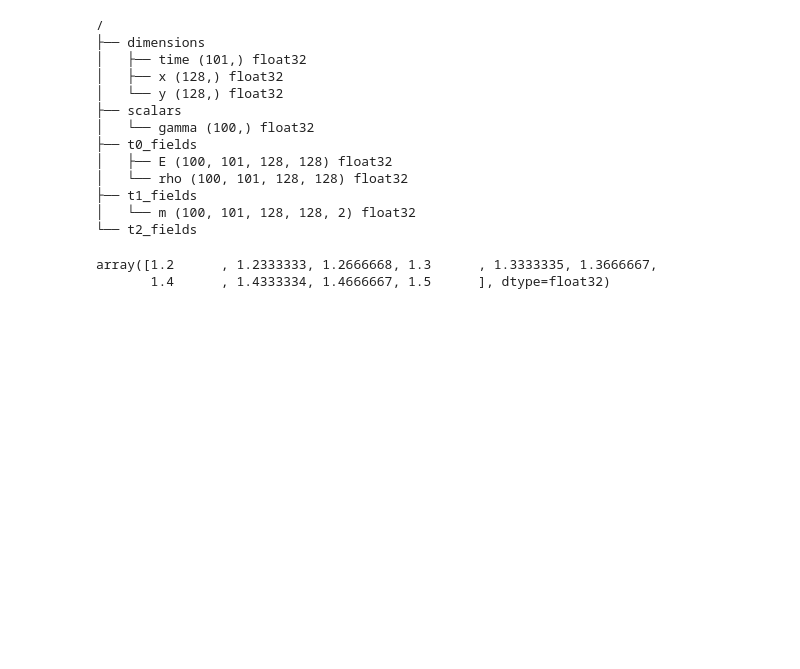
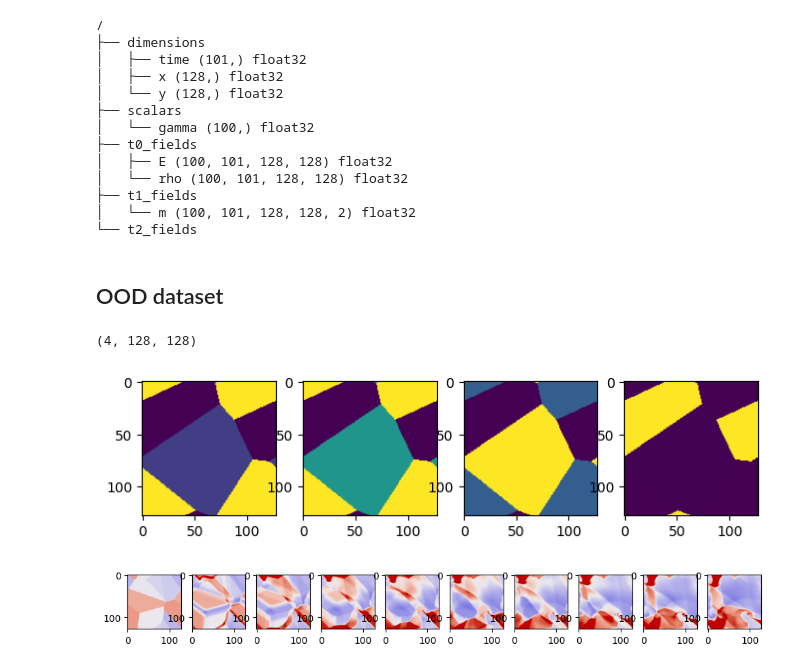
Before and after one commit to Jhko725/CONTEXT_FLUX_NO, a Jupyter notebook: notebooks/data_generation/euler_2D.ipynb, the cells around one changed output. Drawn from its saved outputs; the diff is of its cells as text; code cells hidden in the pictures; blank space fills up the shorter version.

```diff
--- a/notebooks/data_generation/euler_2D.ipynb
+++ b/notebooks/data_generation/euler_2D.ipynb
@@ -147,8 +148,27 @@ dataset.root.tree()
 ├── t1_fields
 │   └── m (100, 101, 128, 128, 2) float32
 └── t2_fields
-# %%
-np.unique(dataset.root["scalars"]["gamma"][:])
-# %% [output]
-array([1.2      , 1.2333333, 1.2666668, 1.3      , 1.3333335, 1.3666667,
-       1.4      , 1.4333334, 1.4666667, 1.5      ], dtype=float32)
+# %% [markdown]
+## OOD dataset
+# %%
+step_2d = PeriodicRandomStepFunction2D(
+    channels=4,
+    num_regions_min=2,
+    num_regions_max=8,
+    value_min=[0.6, -0.8, -0.8, 0.6],
+    value_max=[1.4, 0.8, 0.8, 1.4],
+)
+# %%
+u_test = step_2d.sample(
+    (np.linspace(0, 1, 128), np.linspace(0, 1, 128)), jax.random.key(0)
+)
+# %%
+u_test.shape
+# %% [output]
+(4, 128, 128)
+# %%
+fig, axes = plt.subplots(1, 4, figsize=(8, 4))
+for i, ax in enumerate(axes):
+    ax.imshow(u_test[i])
+# %% [output]
+[figure, added]
@@ -154,0 +186,6 @@ array([1.2      , 1.2333333, 1.2666668, 1.3      , 1.3333335, 1.3666667,
+# %%
+fig, axes = plt.subplots(1, 10, figsize=(12, 3))
+for i, ax in enumerate(axes):
+    ax.imshow(sol_claw[0][i * 10, 0], cmap=cc.cm.coolwarm, vmin=0.2, vmax=1.8)
+# %% [output]
+[figure, added]
```
Also changed, not shown: parts of 4 cells of this notebook, 21 other files.
